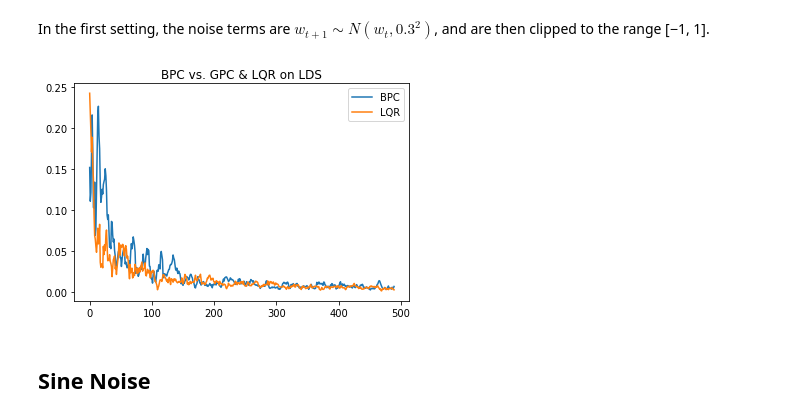
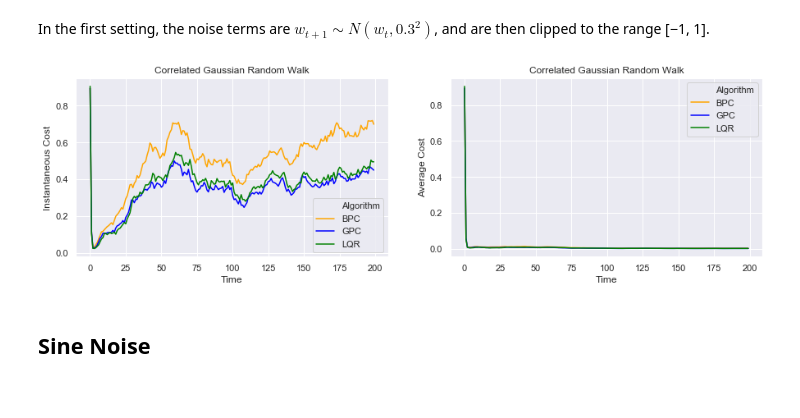
Before and after one commit to MinRegret/TigerControl, a Jupyter notebook: in-progress/Experiments.ipynb, the cells around one changed output. Cells and saved outputs as stored; diff of their text form; code cells hidden in the pictures.

```diff
--- a/in-progress/Experiments.ipynb
+++ b/in-progress/Experiments.ipynb
@@ -230,39 +282,57 @@ R = 0.1 * np.identity(m)
 
 loss_fn = lambda x, u: x.T @ Q @ x + u.T @ R @ u
 # %%
-## BPC ##
 K = np.zeros((m, n))
 H = 8
 delta = H **0.75 / T**0.25
 
 bpc = BPC()
-bpc.initialize(problem.A, problem.B, n, m, H, K, delta, x)
+BPC_loss, BPC_avg_regret = onp.zeros(T), onp.zeros(T)
 
-BPC_loss, BPC_avg_regret = get_regret(T, bpc, x)
+for run in range(n_runs):
+    set_key(run)
+
+    x = problem.initialize(n, m, noise_distribution = get_next_w)
+    bpc.initialize(problem.A, problem.B, n, m, H, K, delta, x)
+
+    loss_temp, avg_regret_temp = get_regret(T, bpc, x)
+    BPC_loss, BPC_avg_regret = BPC_loss + (1/n_runs) * loss_temp, BPC_avg_regret + (1/n_runs) * avg_regret_temp
 # %%
 K = np.zeros((m, n))
 H, HH = 8, 16
 
-x = problem.initialize(n, m, noise_distribution = get_next_w)
 gpc = GPC()
-gpc.initialize(problem.A, problem.B, H, HH, K, x)
+GPC_loss, GPC_avg_regret = onp.zeros(T), onp.zeros(T)
 
-GPC_loss, GPC_avg_regret = get_regret(T, gpc, x)
+for run in range(n_runs):
+    set_key(run)
+
+    x = problem.initialize(n, m, noise_distribution = get_next_w)
+    gpc.initialize(problem.A, problem.B, H, HH, K, x, loss_fn = loss_fn)
+
+    loss_temp, avg_regret_temp = get_regret(T, gpc, x)
+    GPC_loss, GPC_avg_regret = GPC_loss + (1/n_runs) * loss_temp, GPC_avg_regret + (1/n_runs) * avg_regret_temp
 # %%
-## LQR ##
-x = problem.initialize(n, m, noise_distribution = get_next_w)
+x = problem.initialize(n, m, noise_distribution = 'normal', noise_magnitude = 0.5)
 lqr = LQR()
-lqr.initialize(problem.A, problem.B, n, m, x, Q, R)
+LQR_loss, LQR_avg_regret = onp.zeros(T), onp.zeros(T)
 
-LQR_loss, LQR_avg_regret = get_regret(T, lqr, x)
+for run in range(n_runs):
+    set_key(run)
+
+    x = problem.initialize(n, m, noise_distribution = get_next_w)
+    lqr.initialize(problem.A, problem.B, n, m, x, Q, R)
+
+    loss_temp, avg_regret_temp = get_regret(T, lqr, x)
+    LQR_loss, LQR_avg_regret = LQR_loss + (1/n_runs) * loss_temp, LQR_avg_regret + (1/n_runs) * avg_regret_temp
-# %%
-plt.plot(BPC_avg_regret[10:], label = "BPC")
-#plt.plot(GPC_avg_regret, label = "GPC")
-plt.plot(LQR_avg_regret[10:], label = "LQR")
-plt.title("BPC vs. GPC & LQR on LDS");
-plt.legend();
-# %% [output]
-[figure, removed]
+# %%
+all_data = pd.concat([to_dataframe('BPC', BPC_loss, BPC_avg_regret),
+                      to_dataframe('GPC', GPC_loss, GPC_avg_regret),
+                      to_dataframe('LQR', LQR_loss, LQR_avg_regret)])
+
+plot('Correlated Gaussian Random Walk', all_data)
+# %% [output]
+[figure, added]
 # %% [markdown]
 ## Sine Noise
 # %%
```
Also changed, not shown: parts of 37 cells of this notebook.
